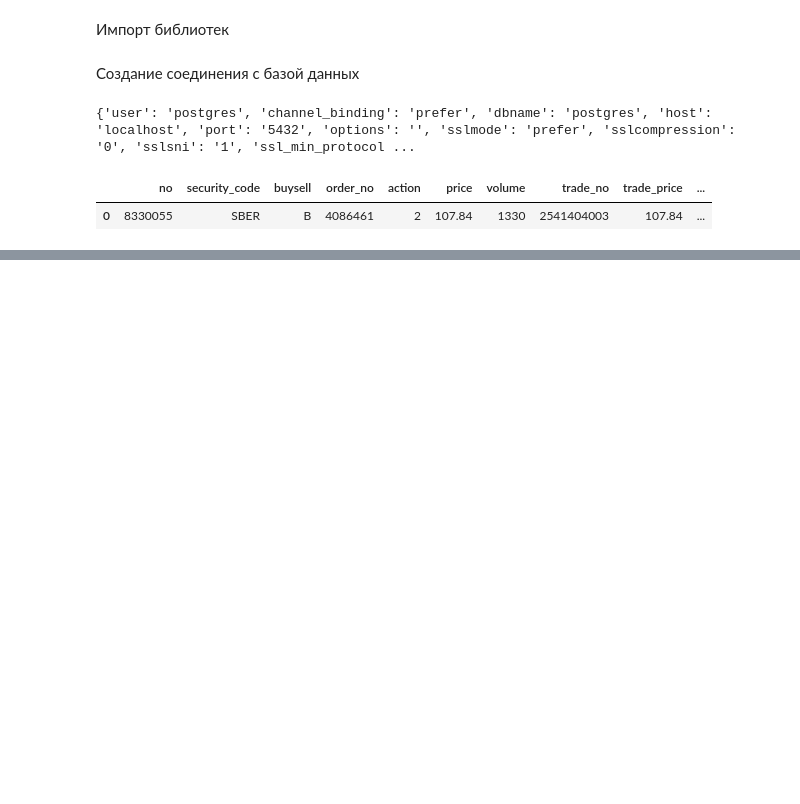
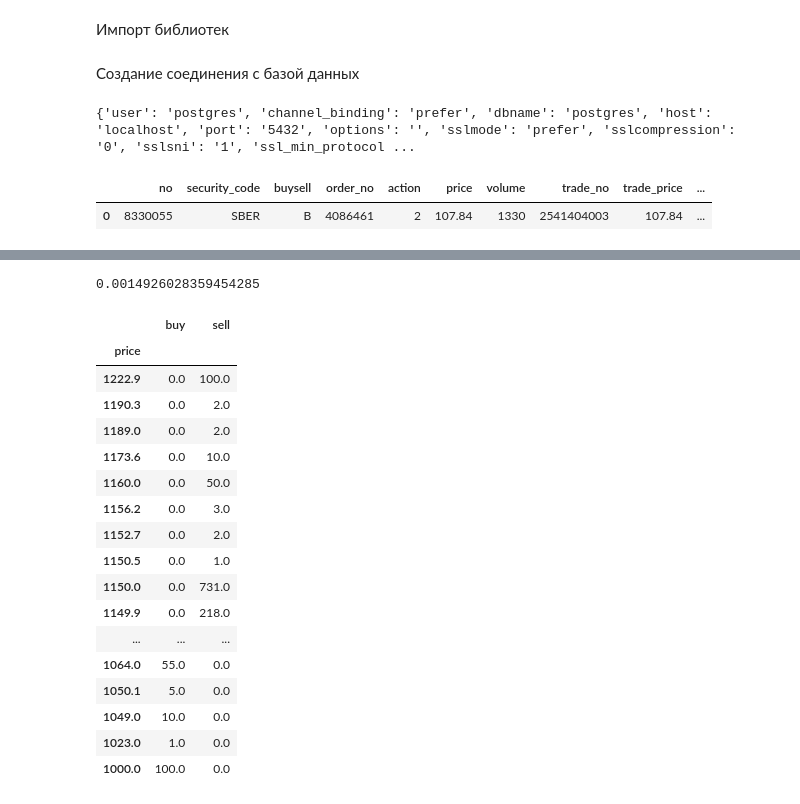
Before and after one commit to IT4finance/it_risk_hw2_pyfunctions_orderlog-tsarkov90, a Jupyter notebook: main.ipynb, the cells around one changed output, grey strips where cells are left out. Saved outputs shown, nothing was run; the diff lists cells and outputs as text; code cells hidden in the pictures; blank space fills up the shorter version.

```diff
--- a/main.ipynb
+++ b/main.ipynb
@@ -186,10 +204,12 @@ YNDX 12:00:00 13:00:10
 # %%
+%%time
 # случай для особо умных, которые решили задать время и нулевую частоту
 bds, dom = get_spread_series(cnxn,
                   security_code='YNDX',
                   start_time='12:00:00',
-                  end_time='14:20:10',
+                  end_time='13:00:00',
                   freq=0)
-print(bds)
+display(bds)
+display(dom)
 print(dom.shape)
-display(dom)
+# %% [output]
@@ -195,0 +217,19 @@ display(dom)
+0.0014926028359454285
+|  | buy | sell |
+| price |  |  |
+| 1222.9 | 0.0 | 100.0 |
+| 1190.3 | 0.0 | 2.0 |
+| 1189.0 | 0.0 | 2.0 |
+| 1173.6 | 0.0 | 10.0 |
+| 1160.0 | 0.0 | 50.0 |
+| 1156.2 | 0.0 | 3.0 |
+| 1152.7 | 0.0 | 2.0 |
+| 1150.5 | 0.0 | 1.0 |
+| 1150.0 | 0.0 | 731.0 |
+| 1149.9 | 0.0 | 218.0 |
+| ... | ... | ... |
+| 1064.0 | 55.0 | 0.0 |
+| 1050.1 | 5.0 | 0.0 |
+| 1049.0 | 10.0 | 0.0 |
+| 1023.0 | 1.0 | 0.0 |
+| 1000.0 | 100.0 | 0.0 |
```
Also changed, not shown: parts of 7 cells of this notebook, 1 other file.
